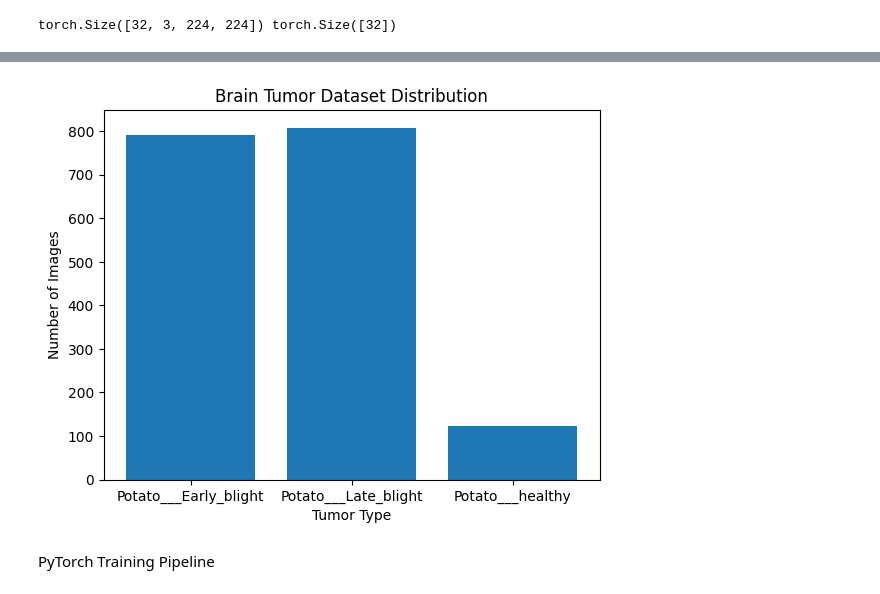
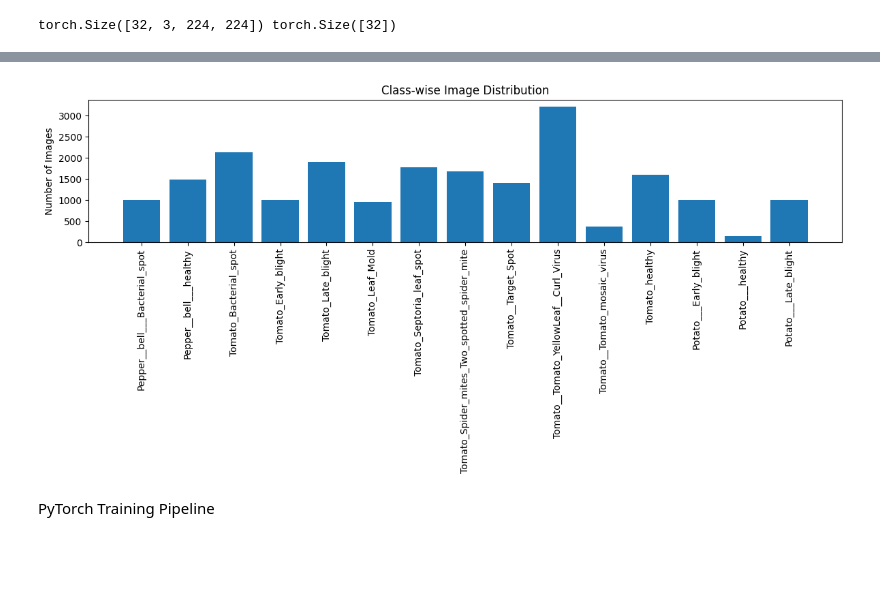
Before and after one commit to SandeepMuhal88/FOR_DOCKER_LAPTOP_PRICE_PREDICTOR_REGRESSION_MODEL, a Jupyter notebook: model/Trainming_model_in_pytorch.ipynb, the cells around one changed output, grey strips where cells are left out. Cells and saved outputs as stored; diff of their text form; code cells hidden in the pictures; blank space fills up the shorter version.

```diff
--- a/model/Trainming_model_in_pytorch.ipynb
+++ b/model/Trainming_model_in_pytorch.ipynb
@@ -61,19 +62,22 @@ Classes: ['Potato___Early_blight', 'Potato___Late_blight', 'Potato___healthy']
 # %%
 import os
+import random
 from PIL import Image
-import matplotlib.pyplot as plt
-base_path='/home/aastha_same/Documents/Project to learn/Agriculture_Potato_Disease_Classification_1/Data/Data'
-folders=os.listdir(base_path)
-print(folders)
-fig, axes = plt.subplots(1, 3, figsize=(12, 4))
-for i, folder in enumerate(folders):
-    folder_path = os.path.join(base_path, folder)
-    image_files = [f for f in os.listdir(folder_path) if f.lower().endswith(('.png', '.jpg', '.jpeg'))]
-    img_path = os.path.join(folder_path, image_files[0])  # Take the first image from each folder
-    img = Image.open(img_path)
-    axes[i].imshow(img)
-    axes[i].set_title(folder)
-    axes[i].axis('off')
+
+data_dir= "/home/aastha_same/Documents/Project to learn/Agriculture_Potato_Disease_Classification_1/Data/PlantVillage/"
+classes=os.listdir(data_dir)
+plt.figure(figsize=(20,12))
+for i ,cls in enumerate(classes):
+    cls_path=os.path.join(data_dir,cls)
+    img_name=random.choice(os.listdir(cls_path))
+    img_path=os.path.join(cls_path,img_name)
+
+    img=Image.open(img_path)
+
+    plt.subplot(4,4,i+1)
+    plt.imshow(img)
+    plt.title(cls,fontsize=10)
+    plt.axis("off")
 plt.tight_layout()
 plt.show()
 # %% [output]
@@ -140,11 +169,18 @@ Potato___healthy: 123 images
 # %%
-plt.bar(classes, [counter[i] for i in range(len(classes))])
-plt.xlabel("Tumor Type")
+class_counts = {
+    cls: len(os.listdir(os.path.join(data_dir, cls)))
+    for cls in classes
+}
+
+plt.figure(figsize=(12, 6))
+plt.bar(class_counts.keys(), class_counts.values())
+plt.xticks(rotation=90)
 plt.ylabel("Number of Images")
-plt.title("Brain Tumor Dataset Distribution")
+plt.title("Class-wise Image Distribution")
+plt.tight_layout()
 plt.show()
 # %% [output]
-[figure, old version]
+[figure, new version]
 # %% [markdown]
 PyTorch Training Pipeline
 # %%
```
Also changed, not shown: parts of 24 cells of this notebook, 11 other files.
